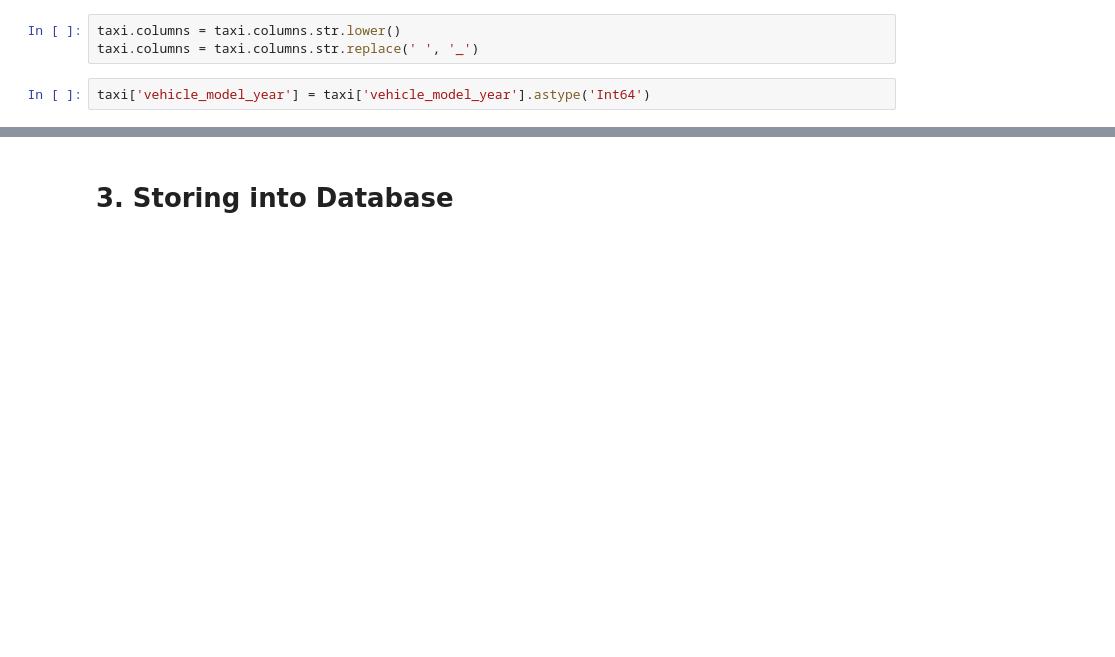
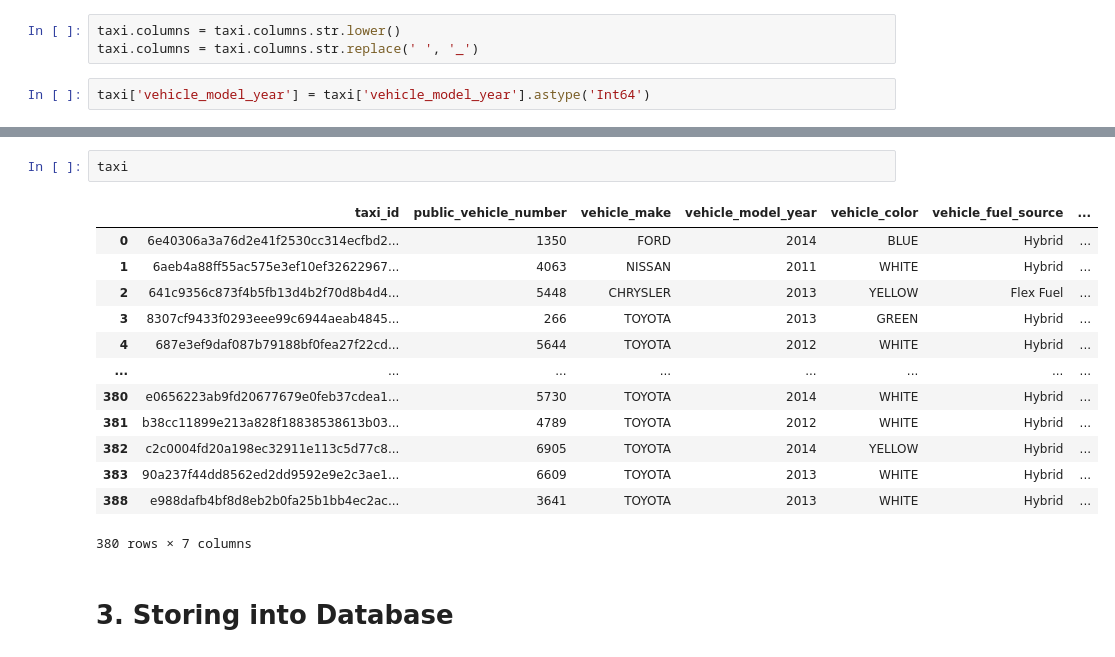
Before and after one commit to dooinn/taxi_location_recommender, a Jupyter notebook: data_collection.ipynb, the cells around one changed output, grey strips where cells are left out. Saved outputs shown, nothing was run; the diff lists cells and outputs as text; blank space fills up the shorter version.

```diff
--- a/data_collection.ipynb
+++ b/data_collection.ipynb
@@ -467,3 +410,19 @@ taxi['vehicle_model_year'] = taxi['vehicle_model_year'].astype('Int64')
+# %%
+taxi
+# %% [output]
+|  | taxi_id | public_vehicle_number | vehicle_make | vehicle_model_year | vehicle_color | vehicle_fuel_source | ... |
+| 0 | 6e40306a3a76d2e41f2530cc314ecfbd2... | 1350 | FORD | 2014 | BLUE | Hybrid | ... |
+| 1 | 6aeb4a88ff55ac575e3ef10ef32622967... | 4063 | NISSAN | 2011 | WHITE | Hybrid | ... |
+| 2 | 641c9356c873f4b5fb13d4b2f70d8b4d4... | 5448 | CHRYSLER | 2013 | YELLOW | Flex Fuel | ... |
+| 3 | 8307cf9433f0293eee99c6944aeab4845... | 266 | TOYOTA | 2013 | GREEN | Hybrid | ... |
+| 4 | 687e3ef9daf087b79188bf0fea27f22cd... | 5644 | TOYOTA | 2012 | WHITE | Hybrid | ... |
+| ... | ... | ... | ... | ... | ... | ... | ... |
+| 380 | e0656223ab9fd20677679e0feb37cdea1... | 5730 | TOYOTA | 2014 | WHITE | Hybrid | ... |
+| 381 | b38cc11899e213a828f18838538613b03... | 4789 | TOYOTA | 2012 | WHITE | Hybrid | ... |
+| 382 | c2c0004fd20a198ec32911e113c5d77c8... | 6905 | TOYOTA | 2014 | YELLOW | Hybrid | ... |
+| 383 | 90a237f44dd8562ed2dd9592e9e2c3ae1... | 6609 | TOYOTA | 2013 | WHITE | Hybrid | ... |
+| 388 | e988dafb4bf8d8eb2b0fa25b1bb4ec2ac... | 3641 | TOYOTA | 2013 | WHITE | Hybrid | ... |
+380 rows × 7 columns
 # %% [markdown]
 # 3. Storing into Database
 # %%
```
Also changed, not shown: parts of 30 cells of this notebook, 2 other files.
